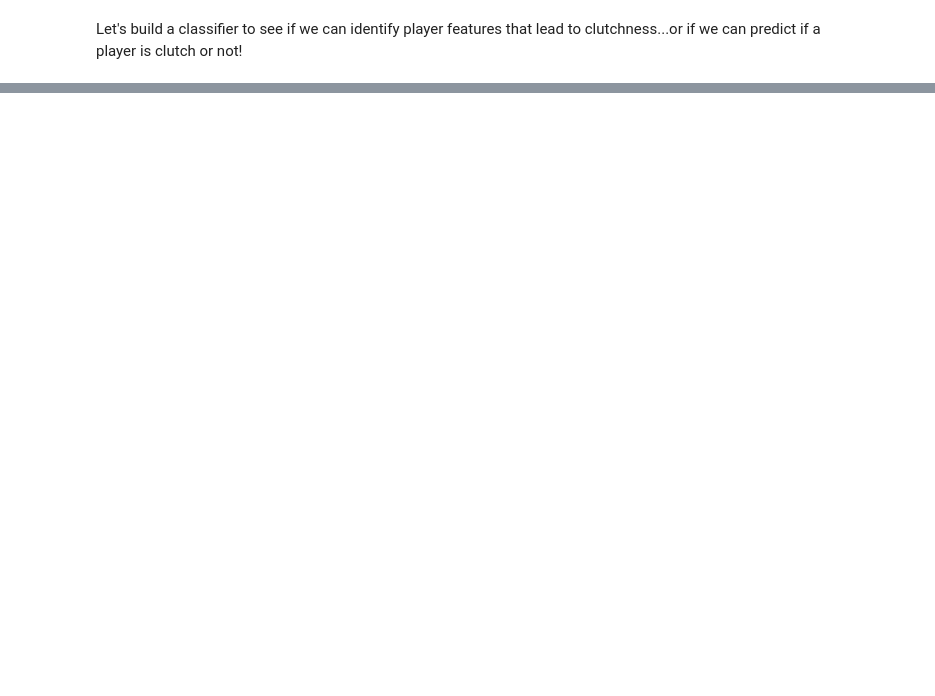
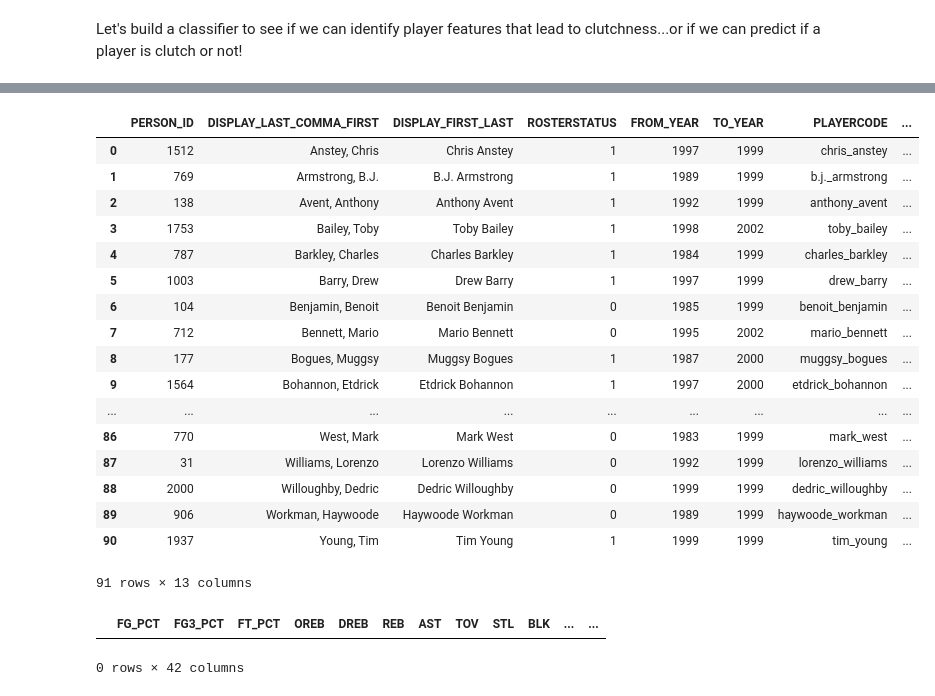
Before and after one commit to Zhuaggy/Nba_clutch, a Jupyter notebook: Notebooks/Clutch Classifier.ipynb, the cells around one changed output, grey strips where cells are left out. Drawn from its saved outputs; the diff is of its cells as text; code cells hidden in the pictures; blank space fills up the shorter version.

```diff
--- a/Notebooks/Clutch Classifier.ipynb
+++ b/Notebooks/Clutch Classifier.ipynb
@@ -61,0 +226,22 @@ df2
+# %%
+plist = player.PlayerList(league_id='00', season='1999-00')
+plist.info()
+# %% [output]
+|  | PERSON_ID | DISPLAY_LAST_COMMA_FIRST | DISPLAY_FIRST_LAST | ROSTERSTATUS | FROM_YEAR | TO_YEAR | PLAYERCODE | ... |
+| 0 | 1512 | Anstey, Chris | Chris Anstey | 1 | 1997 | 1999 | chris_anstey | ... |
+| 1 | 769 | Armstrong, B.J. | B.J. Armstrong | 1 | 1989 | 1999 | b.j._armstrong | ... |
+| 2 | 138 | Avent, Anthony | Anthony Avent | 1 | 1992 | 1999 | anthony_avent | ... |
+| 3 | 1753 | Bailey, Toby | Toby Bailey | 1 | 1998 | 2002 | toby_bailey | ... |
+| 4 | 787 | Barkley, Charles | Charles Barkley | 1 | 1984 | 1999 | charles_barkley | ... |
+| 5 | 1003 | Barry, Drew | Drew Barry | 1 | 1997 | 1999 | drew_barry | ... |
+| 6 | 104 | Benjamin, Benoit | Benoit Benjamin | 0 | 1985 | 1999 | benoit_benjamin | ... |
+| 7 | 712 | Bennett, Mario | Mario Bennett | 0 | 1995 | 2002 | mario_bennett | ... |
+| 8 | 177 | Bogues, Muggsy | Muggsy Bogues | 1 | 1987 | 2000 | muggsy_bogues | ... |
+| 9 | 1564 | Bohannon, Etdrick | Etdrick Bohannon | 1 | 1997 | 2000 | etdrick_bohannon | ... |
+| ... | ... | ... | ... | ... | ... | ... | ... | ... |
+| 86 | 770 | West, Mark | Mark West | 0 | 1983 | 1999 | mark_west | ... |
+| 87 | 31 | Williams, Lorenzo | Lorenzo Williams | 0 | 1992 | 1999 | lorenzo_williams | ... |
+| 88 | 2000 | Willoughby, Dedric | Dedric Willoughby | 0 | 1999 | 1999 | dedric_willoughby | ... |
+| 89 | 906 | Workman, Haywoode | Haywoode Workman | 0 | 1989 | 1999 | haywoode_workman | ... |
+| 90 | 1937 | Young, Tim | Tim Young | 1 | 1999 | 1999 | tim_young | ... |
+91 rows × 13 columns
@@ -61,0 +295,5 @@ df2
+# %%
+get_player_data(2666666)
+# %% [output]
+|  | FG_PCT | FG3_PCT | FT_PCT | OREB | DREB | REB | AST | TOV | STL | BLK | ... | ... |
+0 rows × 42 columns
```
Also changed, not shown: parts of 35 cells of this notebook, 4 other files.
